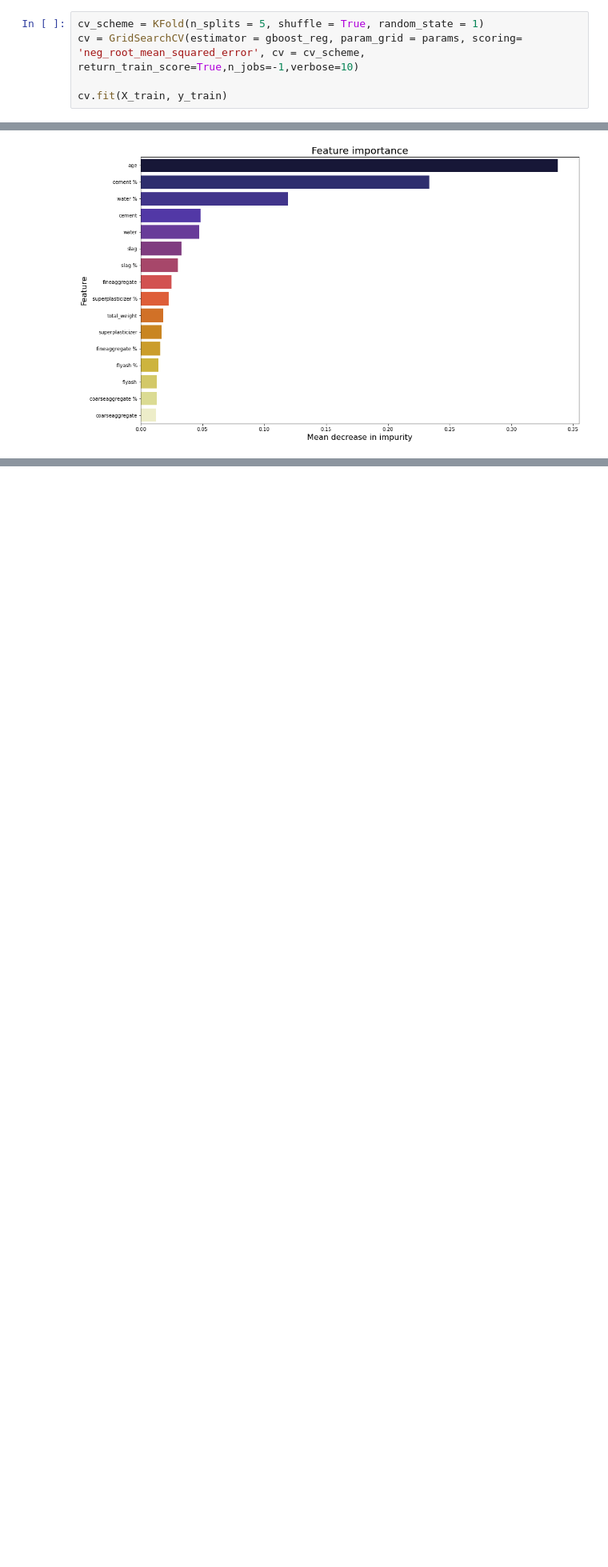
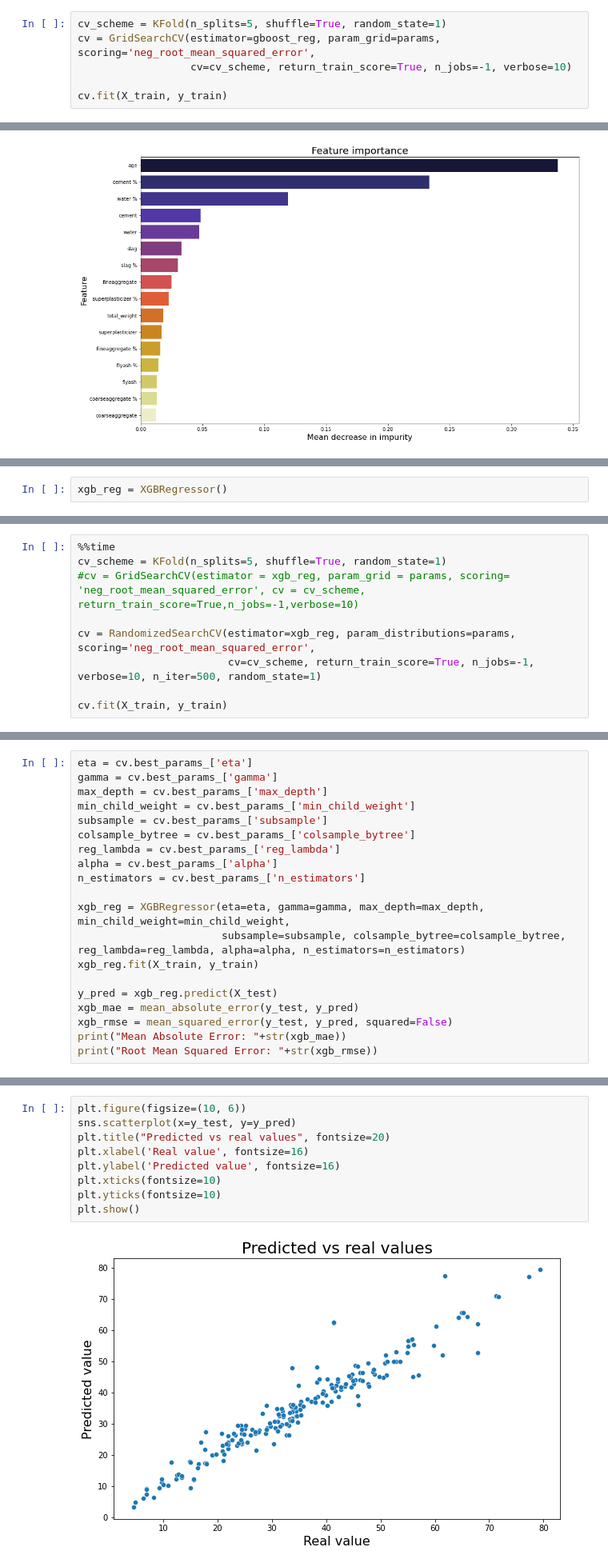
Before and after one commit to ZasadnyJan/Concrete_strength_regression, a Jupyter notebook: Main_notebook.ipynb, the cells around one changed output, grey strips where cells are left out. Shown at 80% size. Drawn from its saved outputs; the diff is of its cells as text; blank space fills up the shorter version.

```diff
--- a/Main_notebook.ipynb
+++ b/Main_notebook.ipynb
@@ -1002,8 +1092,9 @@ params = [{'n_estimators':[1050,1100,1150],
 # %% [markdown]
 #### Grid search with cross validation
 # %%
-cv_scheme = KFold(n_splits = 5, shuffle = True, random_state = 1)
-cv = GridSearchCV(estimator = gboost_reg, param_grid = params, scoring= 'neg_root_mean_squared_error', cv = cv_scheme, return_train_score=True,n_jobs=-1,verbose=10)
+cv_scheme = KFold(n_splits=5, shuffle=True, random_state=1)
+cv = GridSearchCV(estimator=gboost_reg, param_grid=params, scoring='neg_root_mean_squared_error',
+                  cv=cv_scheme, return_train_score=True, n_jobs=-1, verbose=10)
 
 cv.fit(X_train, y_train)
 # %% [output]
@@ -1103,0 +1197,2 @@ plt.show()
+# %%
+xgb_reg = XGBRegressor()
@@ -1103,0 +1236,9 @@ plt.show()
+# %%
+%%time
+cv_scheme = KFold(n_splits=5, shuffle=True, random_state=1)
+#cv = GridSearchCV(estimator = xgb_reg, param_grid = params, scoring= 'neg_root_mean_squared_error', cv = cv_scheme, return_train_score=True,n_jobs=-1,verbose=10)
+
+cv = RandomizedSearchCV(estimator=xgb_reg, param_distributions=params, scoring='neg_root_mean_squared_error',
+                        cv=cv_scheme, return_train_score=True, n_jobs=-1, verbose=10, n_iter=500, random_state=1)
+
+cv.fit(X_train, y_train)
@@ -1103,0 +1287,20 @@ plt.show()
+# %%
+eta = cv.best_params_['eta']
+gamma = cv.best_params_['gamma']
+max_depth = cv.best_params_['max_depth']
+min_child_weight = cv.best_params_['min_child_weight']
+subsample = cv.best_params_['subsample']
+colsample_bytree = cv.best_params_['colsample_bytree']
+reg_lambda = cv.best_params_['reg_lambda']
+alpha = cv.best_params_['alpha']
+n_estimators = cv.best_params_['n_estimators']
+
+xgb_reg = XGBRegressor(eta=eta, gamma=gamma, max_depth=max_depth, min_child_weight=min_child_weight,
+                       subsample=subsample, colsample_bytree=colsample_bytree, reg_lambda=reg_lambda, alpha=alpha, n_estimators=n_estimators)
+xgb_reg.fit(X_train, y_train)
+
+y_pred = xgb_reg.predict(X_test)
+xgb_mae = mean_absolute_error(y_test, y_pred)
+xgb_rmse = mean_squared_error(y_test, y_pred, squared=False)
+print("Mean Absolute Error: "+str(xgb_mae))
+print("Root Mean Squared Error: "+str(xgb_rmse))
@@ -1103,0 +1312,11 @@ plt.show()
+# %%
+plt.figure(figsize=(10, 6))
+sns.scatterplot(x=y_test, y=y_pred)
+plt.title("Predicted vs real values", fontsize=20)
+plt.xlabel('Real value', fontsize=16)
+plt.ylabel('Predicted value', fontsize=16)
+plt.xticks(fontsize=10)
+plt.yticks(fontsize=10)
+plt.show()
+# %% [output]
+[figure, added]
```
Also changed, not shown: parts of 75 cells of this notebook.
